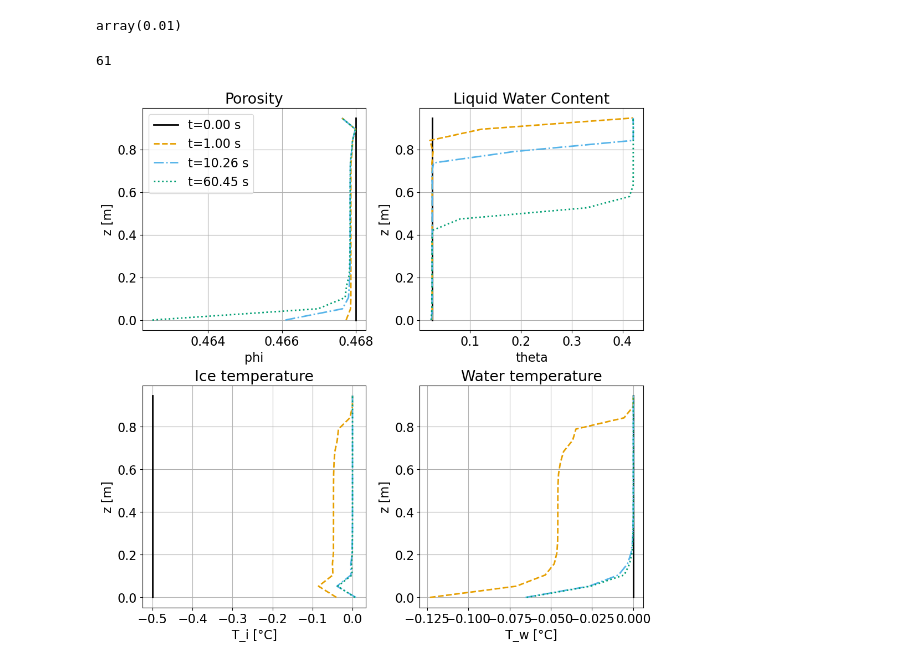
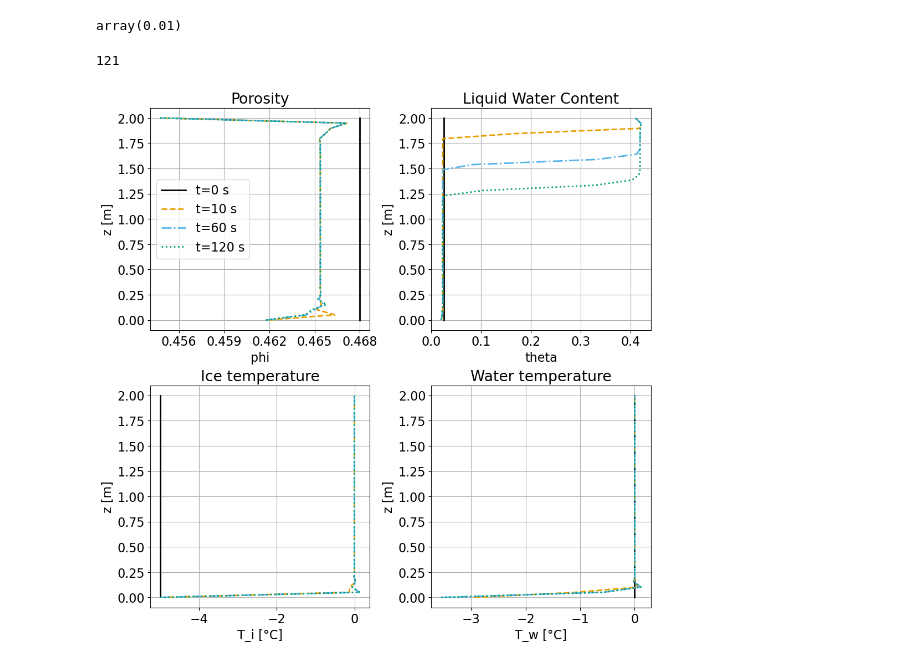
Before and after one commit to lannika-ut/Masterarbeit, a Jupyter notebook: compare_cross_sections.ipynb, the cells around one changed output. Cells and saved outputs as stored; diff of their text form; code cells hidden in the pictures.

```diff
--- a/compare_cross_sections.ipynb
+++ b/compare_cross_sections.ipynb
@@ -7,7 +7,7 @@ from visualization_fct import get_grid, eval_fct_on_grid
 from dolfinx.fem import functionspace, Function
 import pickle
 # %%
-filename = "./solutions/Test1_Annika.pkl"
+filename = "./solutions/test6_crippa_uniformInfiltration_realparams.pkl"
 with open(filename, "rb") as f:
     data_Annika = pickle.load(f)
 
@@ -32,10 +32,10 @@ array(0.01)
 # %%
 len(data_Annika["times"])
 # %% [output]
-61
+121
 # %%
 interval = data_Annika["saving_interval"]
-t_obs = [0, 1, 10, 60]
+t_obs = [0, 10, 60, 120]
 time = []
 pressure_head = []
 porosity = []
@@ -71,46 +71,47 @@ fig, ax = plt.subplots(2, 2, layout="constrained", figsize=(10, 10))
 for i in range(len(t_obs)):
     ls = linestyles[i % len(linestyles)]  # cycle through linestyles
     color = colors[i % len(colors)]       # cycle through colors (optional)
-    ax[0, 0].plot(porosity[i], z_line, linestyle=ls, color=color, label=f't={time[i]:.2f} s')
+    ax[0, 0].plot(porosity[i], z_line, linestyle=ls, color=color, label=f't={time[i]:.0f} s')
+ax[0, 0].xaxis.set_major_locator(plt.MaxNLocator(5))
 ax[0, 0].set_title('Porosity')
 ax[0, 0].set_xlabel('phi')
 ax[0, 0].set_ylabel('z [m]')
-ax[0, 0].legend()
+ax[0, 0].legend(loc="center left")
 ax[0, 0].grid()
 
 # Plot pressure_head for all times in the second subplot
 for i in range(len(t_obs)):
     ls = linestyles[i % len(linestyles)]
     color = colors[i % len(colors)]
-    ax[0, 1].plot(theta[i], z_line, linestyle=ls, color=color, label=f't={time[i]:.2f} s')
+    ax[0, 1].plot(theta[i], z_line, linestyle=ls, color=color, label=f't={time[i]:.0f} s')
 ax[0, 1].set_title('Liquid Water Content')
 ax[0, 1].set_xlabel('theta')
 ax[0, 1].set_ylabel('z [m]')
 ax[0, 1].grid()
 #ax[0, 1].legend()
 
 # Plot Ti for all times in the third subplot
 for i in range(len(t_obs)):
     ls = linestyles[i % len(linestyles)]
     color = colors[i % len(colors)]
-    ax[1, 0].plot(Ti[i], z_line, linestyle=ls, color=color, label=f't={time[i]:.2f} s')
+    ax[1, 0].plot(Ti[i], z_line, linestyle=ls, color=color, label=f't={time[i]:.0f} s')
 ax[1, 0].set_title('Ice temperature')
 ax[1, 0].set_xlabel('T_i [°C]')
 ax[1, 0].set_ylabel('z [m]')
 ax[1, 0].grid()
 #ax[1, 0].legend()
 
 # Plot Tw for all times in the fourth subplot
 for i in range(len(t_obs)):
     ls = linestyles[i % len(linestyles)]
     color = colors[i % len(colors)]
-    ax[1, 1].plot(Tw[i], z_line, linestyle=ls, color=color, label=f't={time[i]:.2f} s')
+    ax[1, 1].plot(Tw[i], z_line, linestyle=ls, color=color, label=f't={time[i]:.0f} s')
 ax[1, 1].set_title('Water temperature')
 ax[1, 1].set_xlabel('T_w [°C]')
 ax[1, 1].set_ylabel('z [m]')
 ax[1, 1].grid()
 #ax[1, 1].legend()
 
 plt.show()
 # %% [output]
-[figure, old version]
+[figure, new version]
```
Also changed, not shown: 7 other files.
